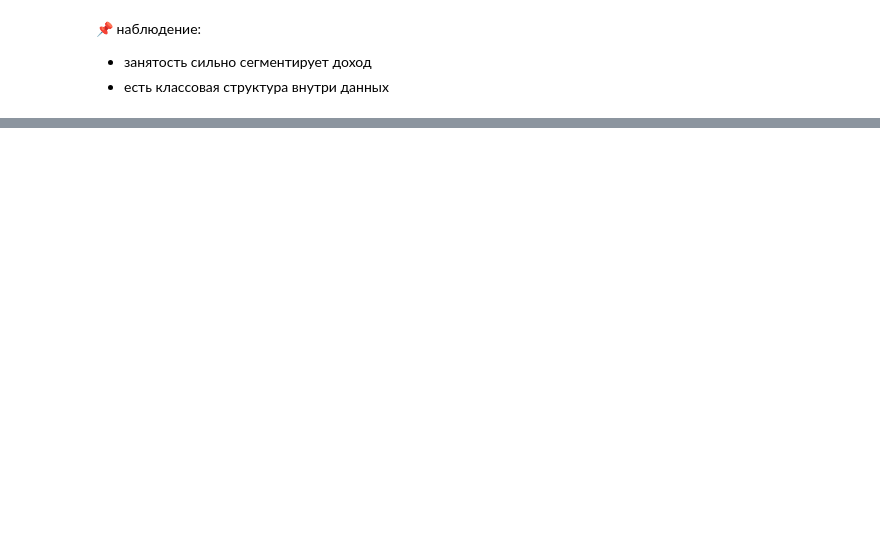
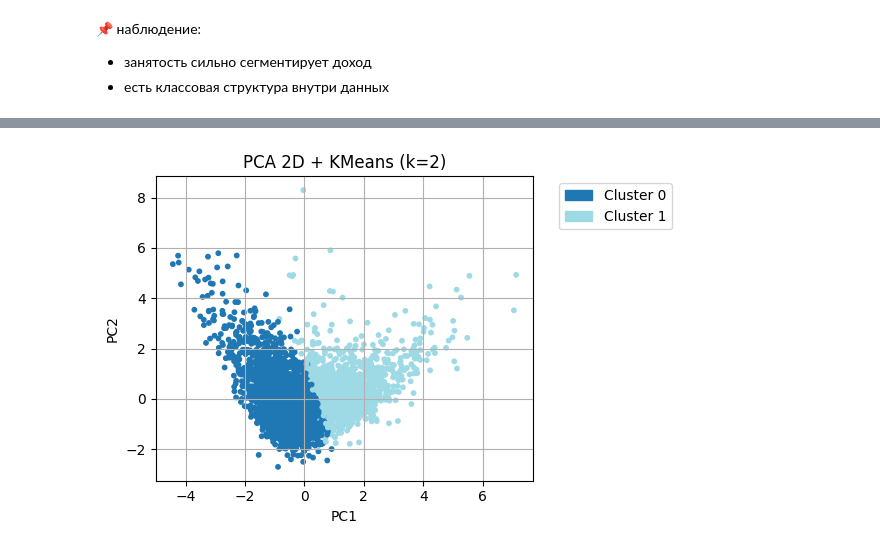
Before and after one commit to DebugDestroy/homework, a Jupyter notebook: Project.ipynb, the cells around one changed output, grey strips where cells are left out. Drawn from its saved outputs; the diff is of its cells as text; code cells hidden in the pictures; blank space fills up the shorter version.

```diff
--- a/Project.ipynb
+++ b/Project.ipynb
@@ -1289,0 +1365,13 @@ display(df_emp_woman.groupby('Employment_status_partner_woman')[num_cols].mean()
+# %%
+# инициализация scaler
+scaler = StandardScaler()
+
+# масштабируем
+X_scaled = scaler.fit_transform(df_cluster)
+
+# обратно в DataFrame для удобства
+X_scaled = pd.DataFrame(X_scaled, columns=df_cluster.columns)
+
+# просмотр
+print("Первые 5 строк масштабированных данных:")
+display(X_scaled.head())
@@ -1289,0 +1430,84 @@ display(df_emp_woman.groupby('Employment_status_partner_woman')[num_cols].mean()
+# %%
+# =========================
+# диапазон k
+# =========================
+ks = range(2, 6)
+
+# =========================
+# PCA (2D и 3D)
+# =========================
+pca_2d = PCA(n_components=2)
+X_pca_2d = pca_2d.fit_transform(X_scaled)
+
+pca_3d = PCA(n_components=3)
+X_pca_3d = pca_3d.fit_transform(X_scaled)
+
+# =========================
+# запуск k-means
+# =========================
+for k in ks:
+    kmeans = KMeans(n_clusters=k, random_state=42, n_init=10)
+    labels = kmeans.fit_predict(X_scaled)
+
+    cmap = plt.colormaps['tab20'].resampled(k)
+
+    # =========================
+    # 2D
+    # =========================
+    plt.figure(figsize=(6, 4))
+
+    scatter = plt.scatter(
+        X_pca_2d[:, 0],
+        X_pca_2d[:, 1],
+        c=labels,
+        cmap=cmap,
+        s=10
+    )
+
+    plt.title(f"PCA 2D + KMeans (k={k})")
+    plt.xlabel("PC1")
+    plt.ylabel("PC2")
+    plt.grid()
+
+    unique_labels = np.unique(labels)
+
+    handles = [
+        mpatches.Patch(color=cmap(i), label=f"Cluster {i}")
+        for i in unique_labels
+    ]
+
+    plt.legend(handles=handles, bbox_to_anchor=(1.05, 1), loc="upper left")
+    plt.tight_layout()
+    plt.show()
+
+    # =========================
+    # 3D
+    # =========================
+    fig = plt.figure(figsize=(7, 5))
+    ax = fig.add_subplot(111, projection='3d')
+
+    scatter = ax.scatter(
+        X_pca_3d[:, 0],
+        X_pca_3d[:, 1],
+        X_pca_3d[:, 2],
+        c=labels,
+        cmap=cmap,
+        s=10
+    )
+
+    ax.set_title(f"PCA 3D + KMeans (k={k})")
+    ax.set_xlabel("PC1")
+    ax.set_ylabel("PC2")
+    ax.set_zlabel("PC3")
+
+    handles = [
+        mpatches.Patch(color=cmap(i), label=f"Cluster {i}")
+        for i in unique_labels
+    ]
+
+    ax.legend(handles=handles, bbox_to_anchor=(1.05, 1), loc="upper left")
+
+    plt.tight_layout()
+    plt.show()
+# %% [output]
+[figure, added]
```
Also changed, not shown: parts of 34 cells of this notebook.
